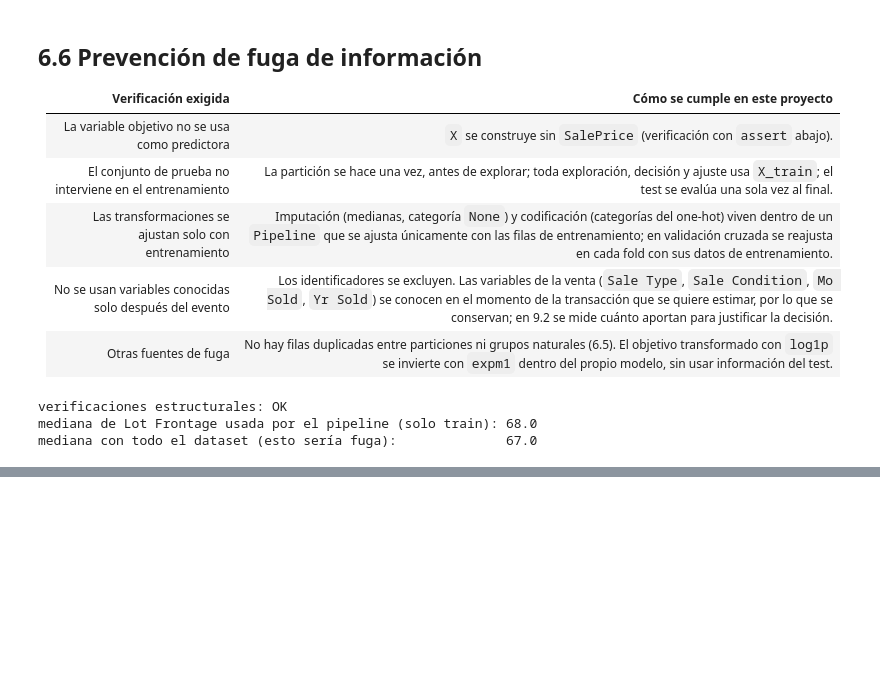
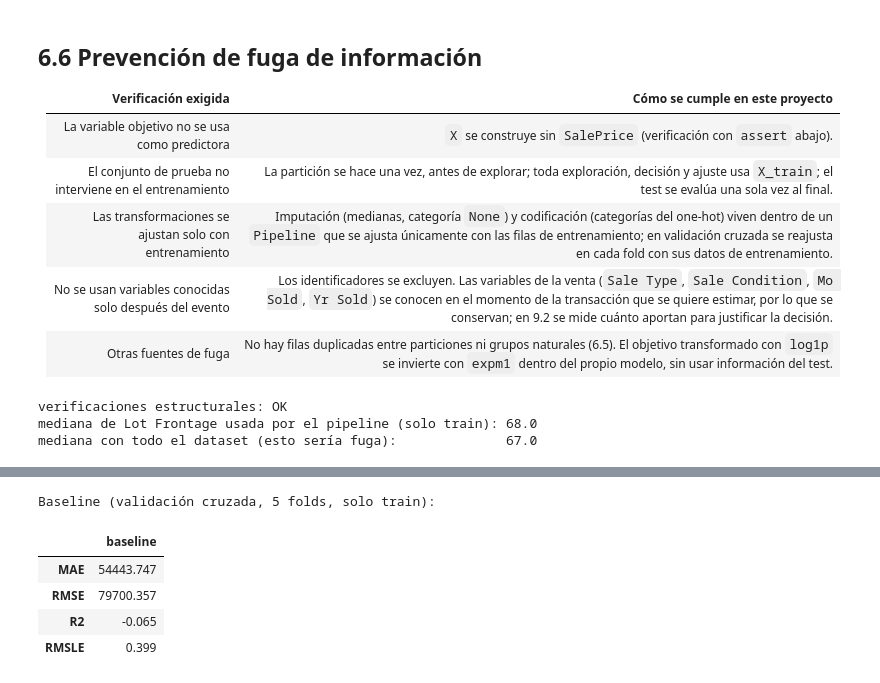
Before and after one commit to SebasGomez4/Proyecto_Modelos_I, a Jupyter notebook: fase-1/notebook.ipynb, the cells around one changed output, grey strips where cells are left out. Drawn from its saved outputs; the diff is of its cells as text; code cells hidden in the pictures; blank space fills up the shorter version.

Commit message:
feat(model): modelo base con DummyRegressor

```diff
--- a/fase-1/notebook.ipynb
+++ b/fase-1/notebook.ipynb
@@ -389,0 +394,31 @@ mediana con todo el dataset (esto sería fuga):              67.0
+# %%
+def evaluar(y_real, y_pred):
+    return {"MAE": mean_absolute_error(y_real, y_pred),
+            "RMSE": float(np.sqrt(mean_squared_error(y_real, y_pred))),
+            "R2": r2_score(y_real, y_pred),
+            "RMSLE": float(np.sqrt(mean_squared_error(np.log1p(y_real), np.log1p(y_pred))))}
+
+cv = KFold(n_splits=5, shuffle=True, random_state=RANDOM_STATE)
+scoring = {"MAE": "neg_mean_absolute_error", "RMSE": "neg_root_mean_squared_error",
+           "R2": "r2", "RMSLE": "neg_root_mean_squared_log_error"}
+
+def resumen_cv(modelo):
+    r = cross_validate(modelo, X_train, y_train, cv=cv, scoring=scoring)
+    out = {}
+    for k in scoring:
+        v = r[f"test_{k}"]
+        out[k] = abs(v.mean()) if k != "R2" else v.mean()
+        out[k + "_std"] = v.std()
+    return out
+
+baseline = DummyRegressor(strategy="median")
+cv_baseline = resumen_cv(baseline)
+print("Baseline (validación cruzada, 5 folds, solo train):")
+pd.Series({k: round(v, 3) for k, v in cv_baseline.items() if not k.endswith("_std")}).to_frame("baseline")
+# %% [output]
+Baseline (validación cruzada, 5 folds, solo train):
+|  | baseline |
+| MAE | 54443.747 |
+| RMSE | 79700.357 |
+| R2 | -0.065 |
+| RMSLE | 0.399 |
```
Also changed, not shown: parts of 1 cell of this notebook.
